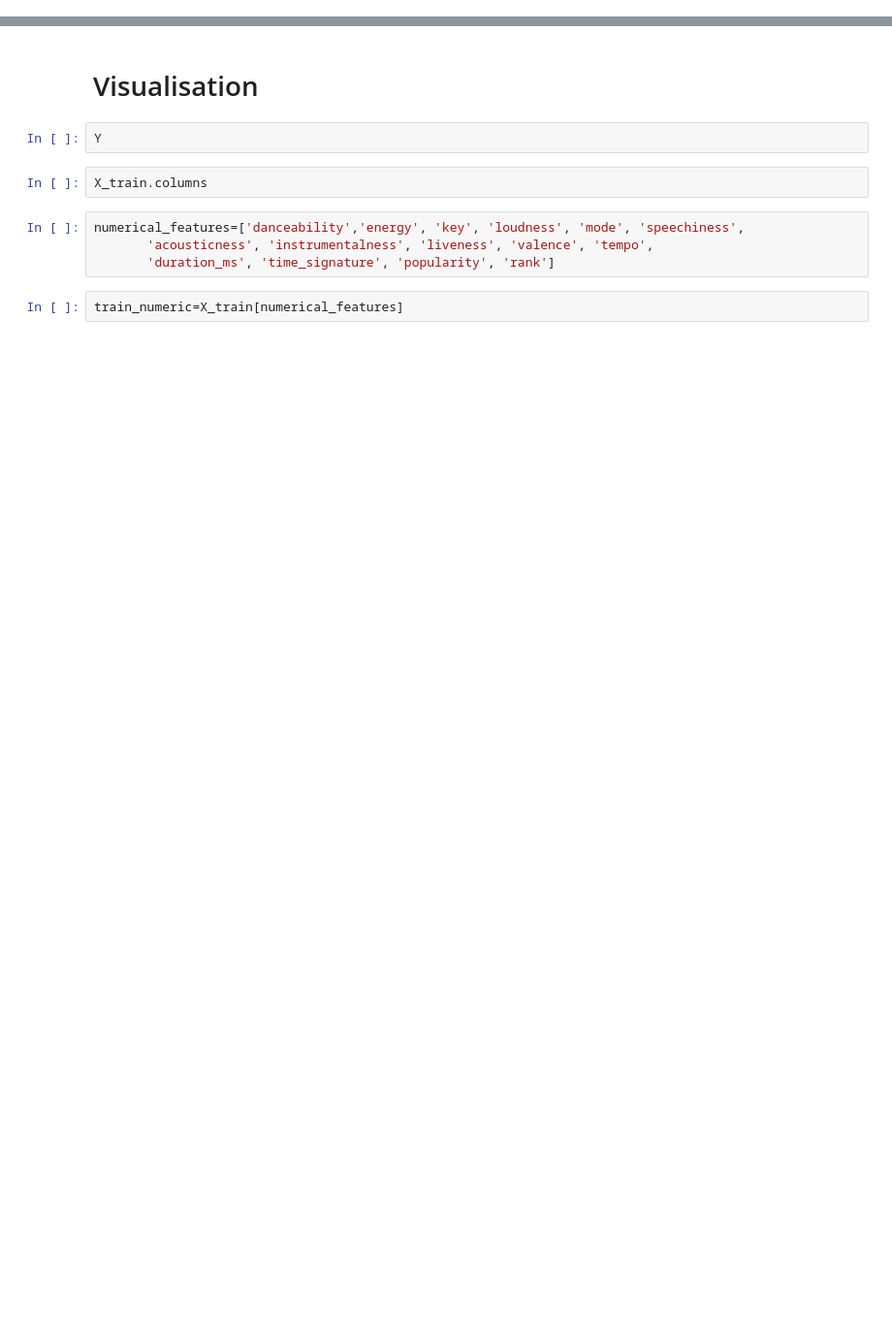
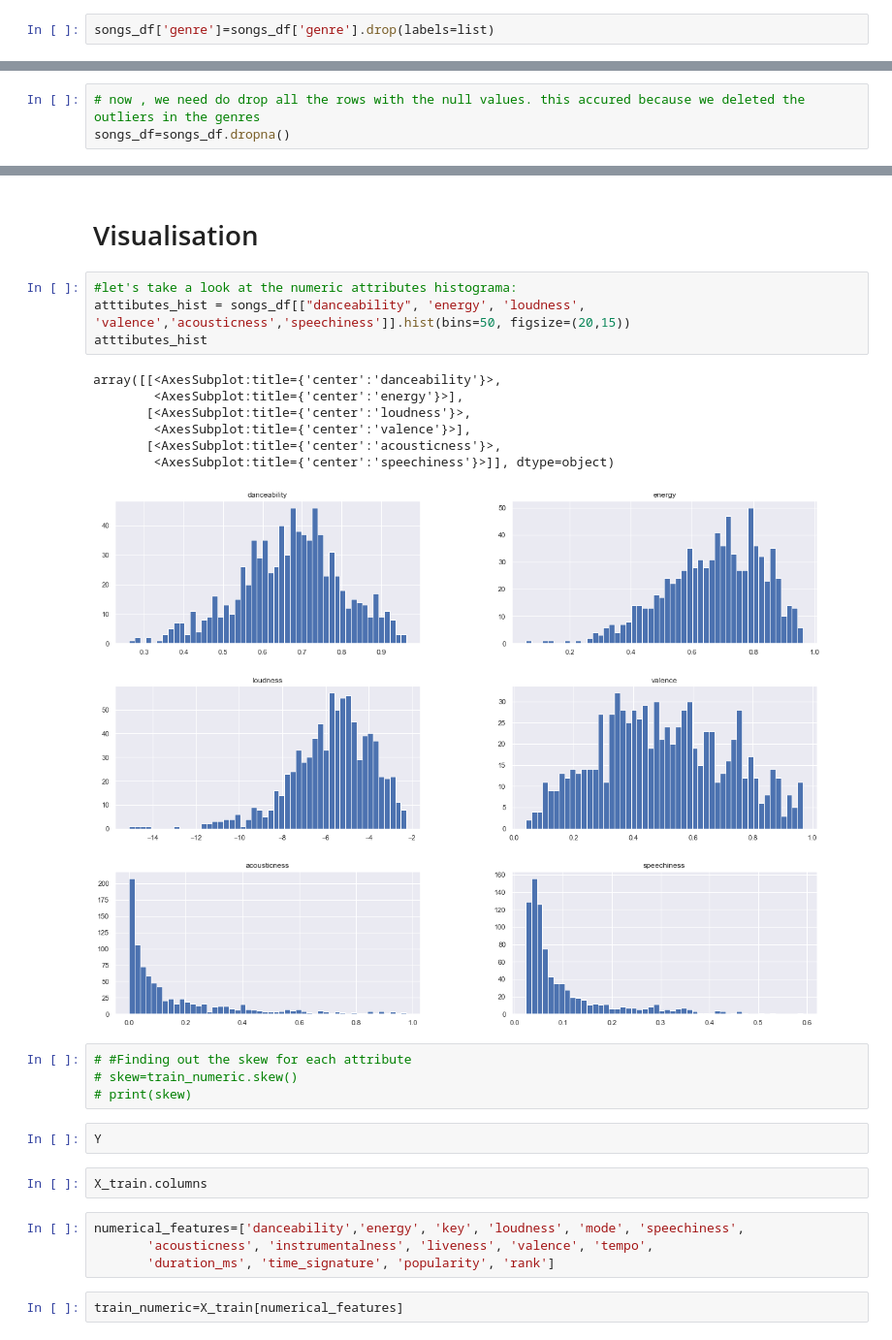
Before and after one commit to BabyBlue555/firstYear-semA-project, a Jupyter notebook: get-good-track-id.ipynb, the cells around one changed output, grey strips where cells are left out. Shown at 97% size. Saved outputs shown, nothing was run; the diff lists cells and outputs as text; blank space fills up the shorter version.

```diff
--- a/get-good-track-id.ipynb
+++ b/get-good-track-id.ipynb
@@ -238,0 +454,2 @@ conclusion from the pie chart:
+# %%
+songs_df['genre']=songs_df['genre'].drop(labels=list)
@@ -238,0 +477,3 @@ conclusion from the pie chart:
+# %%
+# now , we need do drop all the rows with the null values. this accured because we deleted the outliers in the genres
+songs_df=songs_df.dropna()
@@ -327,5 +639,21 @@ X
 # %% [markdown]
 # Visualisation
+# %%
+#let's take a look at the numeric attributes histograma:
+atttibutes_hist = songs_df[["danceability", 'energy', 'loudness', 'valence','acousticness','speechiness']].hist(bins=50, figsize=(20,15))
+atttibutes_hist
+# %% [output]
+array([[<AxesSubplot:title={'center':'danceability'}>,
+        <AxesSubplot:title={'center':'energy'}>],
+       [<AxesSubplot:title={'center':'loudness'}>,
+        <AxesSubplot:title={'center':'valence'}>],
+       [<AxesSubplot:title={'center':'acousticness'}>,
+        <AxesSubplot:title={'center':'speechiness'}>]], dtype=object)
+[figure, added]
+# %%
+# #Finding out the skew for each attribute
+# skew=train_numeric.skew()
+# print(skew)
 # %%
 Y
 # %%
```
Also changed, not shown: parts of 79 cells of this notebook.
